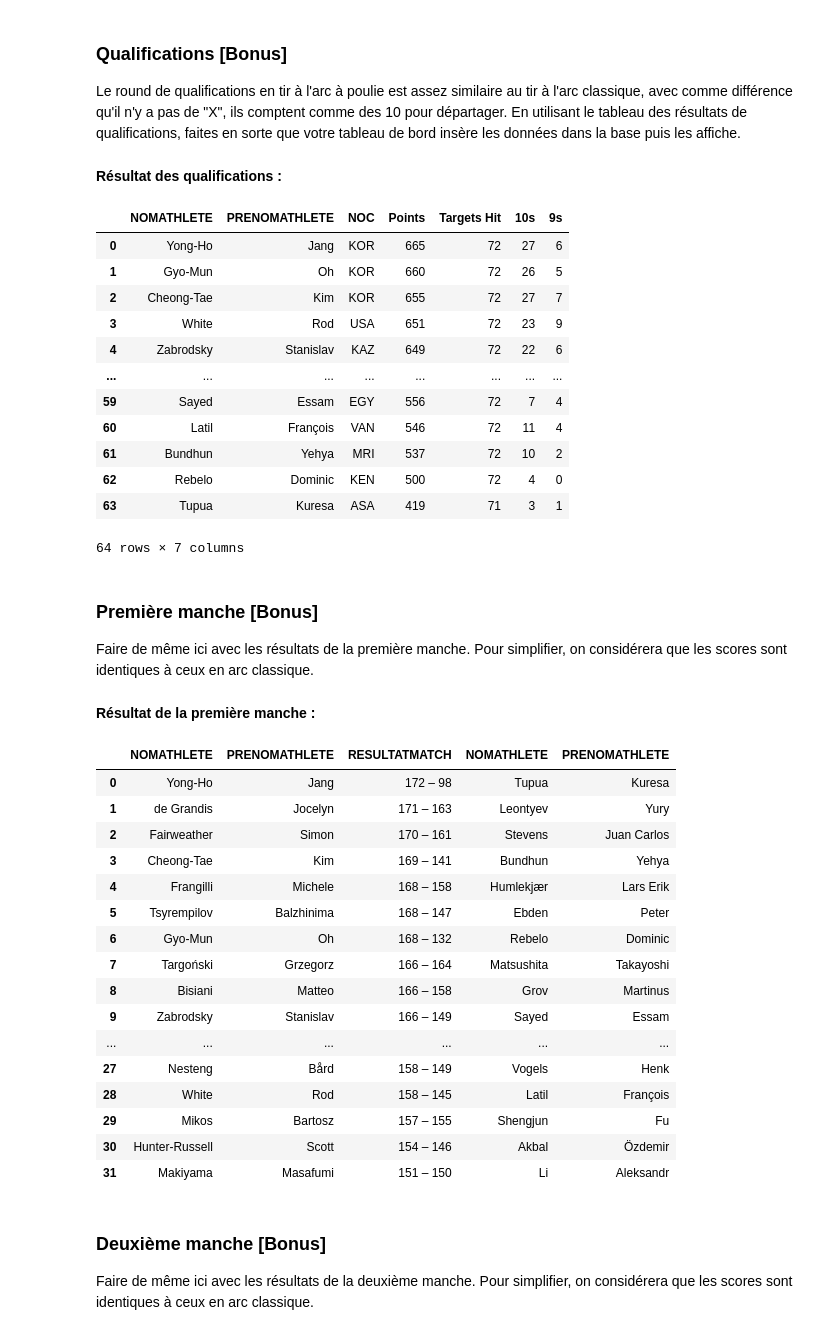
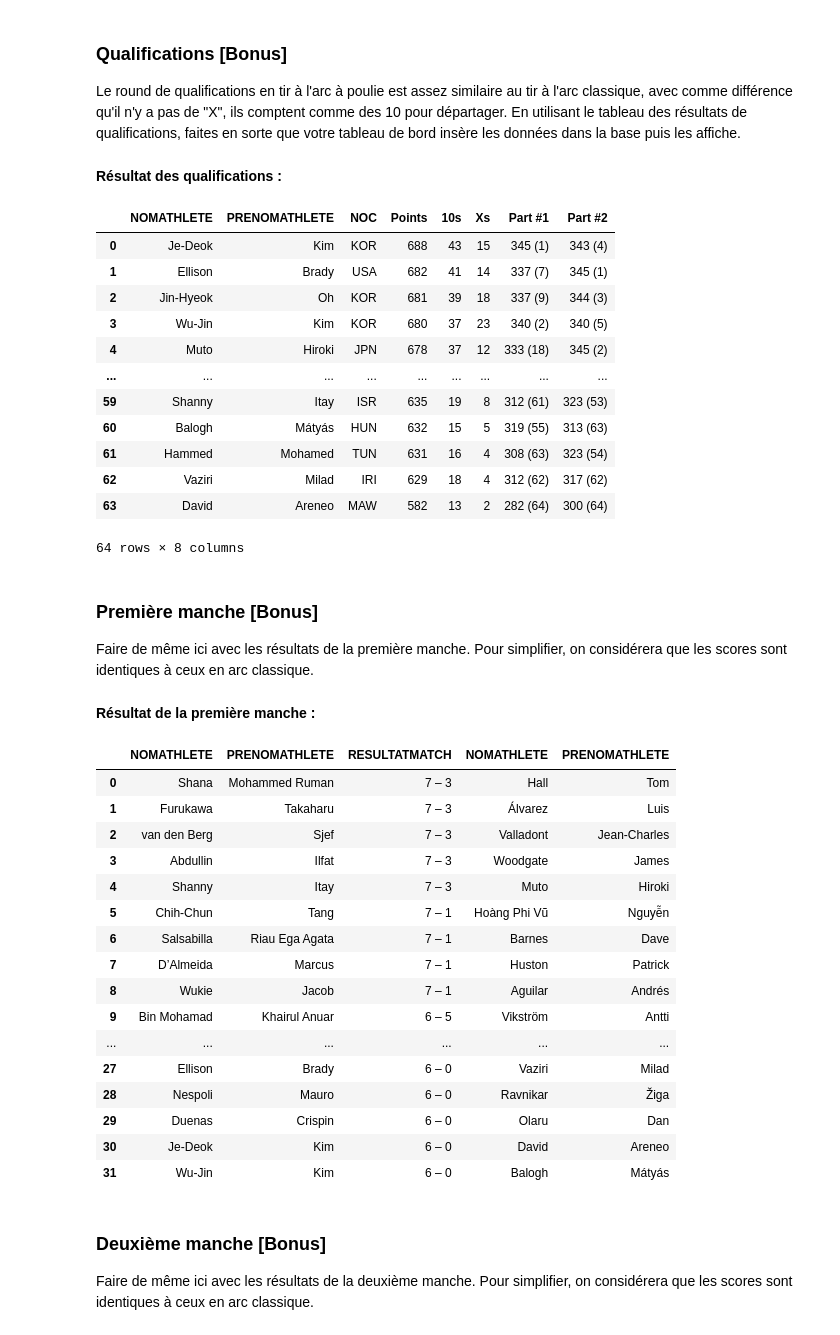
Before and after one commit to Kylian2/S204-AnalyseJO, a Jupyter notebook: tableau_de_bord_ete.ipynb, the cells around one changed output. Cells and saved outputs as stored; diff of their text form; code cells hidden in the pictures.

```diff
--- a/tableau_de_bord_ete.ipynb
+++ b/tableau_de_bord_ete.ipynb
@@ -348,7 +348,9 @@ with Connexion(login=conn['login'], password=conn['password']) as connexion:  #
     # - curseur.fetchmany(nb) renvoie les résultats des nb lignes suivantes sous forme de liste de tuples
     idev = curseur.fetchone()[0]  # Renvoie un tuple, on veut le premier élément du tuple
     idev += 1
+    print(id_hote)
     print(idev)
     curseur.execute(f"INSERT INTO {SCHEMA}.EVENEMENT VALUES(:idev, :nomev, :statutev, :codedisc, :idhote)", {'idev': idev, 'nomev': 'Compound Individual, Men', 'statutev': 'Olympic', 'codedisc': 'ARC', 'idhote': id_hote})
+    curseur.execute(f"INSERT INTO {SCHEMA}.EVENEMENT VALUES(:idev, :nomev, :statutev, :codedisc, :idhote)", {'idev': idev+1, 'nomev': 'Compound Individual, Women', 'statutev': 'Olympic', 'codedisc': 'ARC', 'idhote': id_hote})
     connexion.commit()  #On commit (# On annule, ce qui est au dessus est pour l'exemple, vous devrez utiliser commit() pour valider la transaction.)
 # %% [output]
@@ -575,46 +576,47 @@ with Connexion(login=conn['login'], password=conn['password']) as connexion:
 # %%
 # Faire ici l'affichage du tableau de résultat des qualifications
 libelle = requete_vers_dataframe(conn, f"""SELECT libelle1, libelle2, libelle3, libelle4, libelle5 FROM {SCHEMA}.resultat_libelle
-                                            WHERE idevenement = {idev} AND idmanche = {id_manche}""")
+                        WHERE idevenement = {idev} AND idmanche = {id_manche}""")
 
 ranking = requete_vers_dataframe(conn, f"""
 SELECT DISTINCT nomathlete, prenomathlete, noc, resultat1, resultat2, resultat3, resultat4, resultat5
 FROM {SCHEMA}.performance_individuelle pi
 INNER JOIN {SCHEMA}.resultat r ON r.idresultat = pi.resultat_detaille
 INNER JOIN {SCHEMA}.athlete a ON a.idathlete = pi.idathlete
 INNER JOIN {SCHEMA}.participation_individuelle ppi ON ppi.idathlete = a.idathlete
 INNER JOIN {SCHEMA}.evenement e ON e.idevenement = ppi.idevent
-WHERE pi.idevenement = {idev} AND pi.idmanche = {id_manche} AND idhote = {id_hote}
-ORDER BY TO_NUMBER(resultat1) DESC, TO_NUMBER(resultat2) DESC, TO_NUMBER(resultat3) DESC, TO_NUMBER(resultat4)DESC, TO_NUMBER(resultat5)DESC,
+INNER JOIN {SCHEMA}.hote h ON h.idhote = e.idhote
+WHERE pi.idevenement = 90016771 AND pi.idmanche = 1 AND h.anneehote = 2020
+ORDER BY TO_NUMBER(resultat1) DESC, TO_NUMBER(resultat2) DESC, TO_NUMBER(resultat3) DESC,
 nomathlete, prenomathlete, noc
 """)
 
 #On ajuste le nombre de colonne en fonction nu nombre de libelle (on part du principe qu'il y a autant d'infos que de libelle)
 colonnes = libelle.iloc[0].tolist()
 for i in reversed(range(len(colonnes))):
     if colonnes[i] is None:
         colonnes.pop(i)
         ranking.drop(columns=[ranking.columns[i + 3]], inplace=True)
 
 #On renommes les colonnes du dataframe en fonction des libelles
 ranking.columns = ['NOMATHLETE', 'PRENOMATHLETE', 'NOC'] + colonnes
 display(HTML(f"<b><font size='+2'>Résultat des qualifications :</font></b>"))
 display(ranking)
 # %% [output]
 Résultat des qualifications :
-|  | NOMATHLETE | PRENOMATHLETE | NOC | Points | Targets Hit | 10s | 9s |
-| 0 | Yong-Ho | Jang | KOR | 665 | 72 | 27 | 6 |
-| 1 | Gyo-Mun | Oh | KOR | 660 | 72 | 26 | 5 |
-| 2 | Cheong-Tae | Kim | KOR | 655 | 72 | 27 | 7 |
-| 3 | White | Rod | USA | 651 | 72 | 23 | 9 |
-| 4 | Zabrodsky | Stanislav | KAZ | 649 | 72 | 22 | 6 |
-| ... | ... | ... | ... | ... | ... | ... | ... |
-| 59 | Sayed | Essam | EGY | 556 | 72 | 7 | 4 |
-| 60 | Latil | François | VAN | 546 | 72 | 11 | 4 |
-| 61 | Bundhun | Yehya | MRI | 537 | 72 | 10 | 2 |
-| 62 | Rebelo | Dominic | KEN | 500 | 72 | 4 | 0 |
-| 63 | Tupua | Kuresa | ASA | 419 | 71 | 3 | 1 |
+|  | NOMATHLETE | PRENOMATHLETE | NOC | Points | 10s | Xs | Part #1 | Part #2 |
+| 0 | Je-Deok | Kim | KOR | 688 | 43 | 15 | 345 (1) | 343 (4) |
+| 1 | Ellison | Brady | USA | 682 | 41 | 14 | 337 (7) | 345 (1) |
+| 2 | Jin-Hyeok | Oh | KOR | 681 | 39 | 18 | 337 (9) | 344 (3) |
+| 3 | Wu-Jin | Kim | KOR | 680 | 37 | 23 | 340 (2) | 340 (5) |
+| 4 | Muto | Hiroki | JPN | 678 | 37 | 12 | 333 (18) | 345 (2) |
+| ... | ... | ... | ... | ... | ... | ... | ... | ... |
+| 59 | Shanny | Itay | ISR | 635 | 19 | 8 | 312 (61) | 323 (53) |
+| 60 | Balogh | Mátyás | HUN | 632 | 15 | 5 | 319 (55) | 313 (63) |
+| 61 | Hammed | Mohamed | TUN | 631 | 16 | 4 | 308 (63) | 323 (54) |
+| 62 | Vaziri | Milad | IRI | 629 | 18 | 4 | 312 (62) | 317 (62) |
+| 63 | David | Areneo | MAW | 582 | 13 | 2 | 282 (64) | 300 (64) |
-64 rows × 7 columns
+64 rows × 8 columns
 # %% [markdown]
 ### Première manche [Bonus]
 
@@ -677,22 +679,22 @@ display(resultat)
 # %% [output]
 Résultat de la première manche :
 |  | NOMATHLETE | PRENOMATHLETE | RESULTATMATCH | NOMATHLETE | PRENOMATHLETE |
-| 0 | Yong-Ho | Jang | 172 – 98 | Tupua | Kuresa |
-| 1 | de Grandis | Jocelyn | 171 – 163 | Leontyev | Yury |
-| 2 | Fairweather | Simon | 170 – 161 | Stevens | Juan Carlos |
-| 3 | Cheong-Tae | Kim | 169 – 141 | Bundhun | Yehya |
-| 4 | Frangilli | Michele | 168 – 158 | Humlekjær | Lars Erik |
-| 5 | Tsyrempilov | Balzhinima | 168 – 147 | Ebden | Peter |
-| 6 | Gyo-Mun | Oh | 168 – 132 | Rebelo | Dominic |
-| 7 | Targoński | Grzegorz | 166 – 164 | Matsushita | Takayoshi |
-| 8 | Bisiani | Matteo | 166 – 158 | Grov | Martinus |
-| 9 | Zabrodsky | Stanislav | 166 – 149 | Sayed | Essam |
+| 0 | Shana | Mohammed Ruman | 7 – 3 | Hall | Tom |
+| 1 | Furukawa | Takaharu | 7 – 3 | Álvarez | Luis |
+| 2 | van den Berg | Sjef | 7 – 3 | Valladont | Jean-Charles |
+| 3 | Abdullin | Ilfat | 7 – 3 | Woodgate | James |
+| 4 | Shanny | Itay | 7 – 3 | Muto | Hiroki |
+| 5 | Chih-Chun | Tang | 7 – 1 | Hoàng Phi Vũ | Nguyễn |
+| 6 | Salsabilla | Riau Ega Agata | 7 – 1 | Barnes | Dave |
+| 7 | D’Almeida | Marcus | 7 – 1 | Huston | Patrick |
+| 8 | Wukie | Jacob | 7 – 1 | Aguilar | Andrés |
+| 9 | Bin Mohamad | Khairul Anuar | 6 – 5 | Vikström | Antti |
 | ... | ... | ... | ... | ... | ... |
-| 27 | Nesteng | Bård | 158 – 149 | Vogels | Henk |
-| 28 | White | Rod | 158 – 145 | Latil | François |
-| 29 | Mikos | Bartosz | 157 – 155 | Shengjun | Fu |
-| 30 | Hunter-Russell | Scott | 154 – 146 | Akbal | Özdemir |
-| 31 | Makiyama | Masafumi | 151 – 150 | Li | Aleksandr |
+| 27 | Ellison | Brady | 6 – 0 | Vaziri | Milad |
+| 28 | Nespoli | Mauro | 6 – 0 | Ravnikar | Žiga |
+| 29 | Duenas | Crispin | 6 – 0 | Olaru | Dan |
+| 30 | Je-Deok | Kim | 6 – 0 | David | Areneo |
+| 31 | Wu-Jin | Kim | 6 – 0 | Balogh | Mátyás |
 # %% [markdown]
 ### Deuxième manche [Bonus]
 
```
Also changed, not shown: parts of 17 cells of this notebook, 22 other files.
